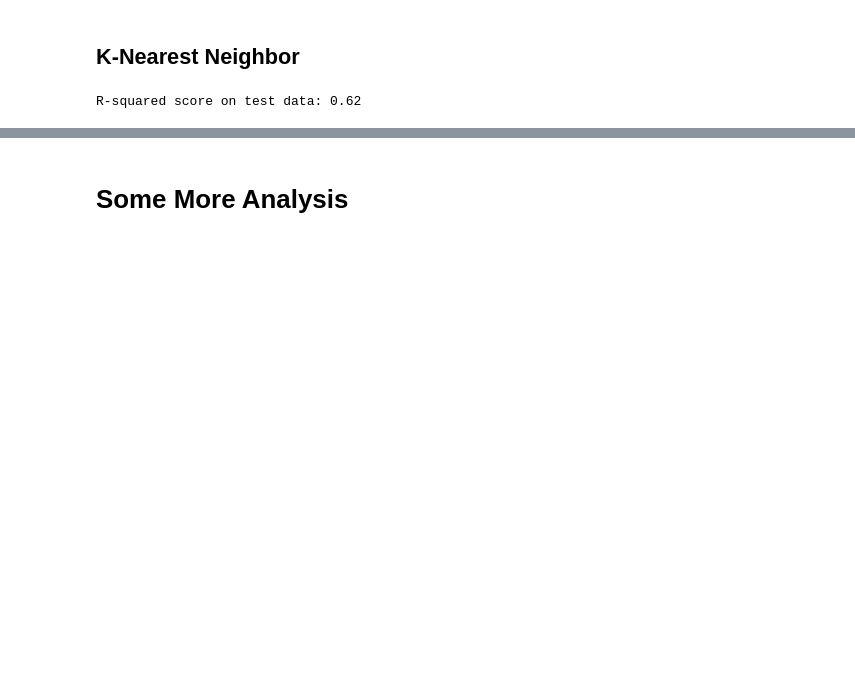
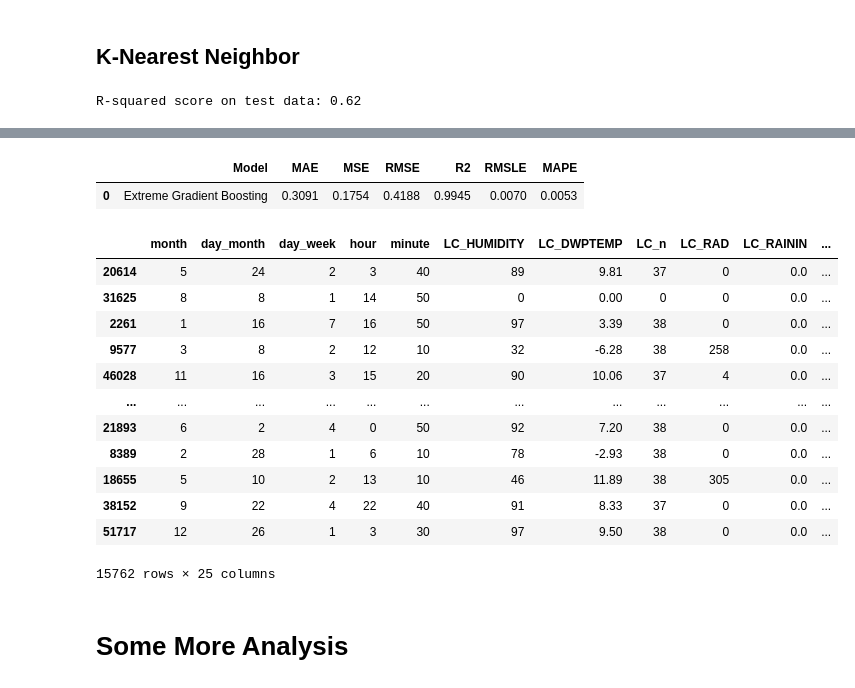
Before and after one commit to vavald/MDA_Switzerland, a Jupyter notebook: Jad/Prediction_Jad.ipynb, the cells around one changed output, grey strips where cells are left out. Cells and saved outputs as stored; diff of their text form; code cells hidden in the pictures; blank space fills up the shorter version.

```diff
--- a/Jad/Prediction_Jad.ipynb
+++ b/Jad/Prediction_Jad.ipynb
@@ -171,0 +201,2 @@ R-squared score on test data: 0.62
+# %%
+top_models = compare_models(n_select = 5)
@@ -172,3 +224,21 @@ R-squared score on test data: 0.62
+# %%
+predict_model(top_models[0])
+# %% [output]
+|  | Model | MAE | MSE | RMSE | R2 | RMSLE | MAPE |
+| 0 | Extreme Gradient Boosting | 0.3091 | 0.1754 | 0.4188 | 0.9945 | 0.0070 | 0.0053 |
+|  | month | day_month | day_week | hour | minute | LC_HUMIDITY | LC_DWPTEMP | LC_n | LC_RAD | LC_RAININ | ... |
+| 20614 | 5 | 24 | 2 | 3 | 40 | 89 | 9.81 | 37 | 0 | 0.0 | ... |
+| 31625 | 8 | 8 | 1 | 14 | 50 | 0 | 0.00 | 0 | 0 | 0.0 | ... |
+| 2261 | 1 | 16 | 7 | 16 | 50 | 97 | 3.39 | 38 | 0 | 0.0 | ... |
+| 9577 | 3 | 8 | 2 | 12 | 10 | 32 | -6.28 | 38 | 258 | 0.0 | ... |
+| 46028 | 11 | 16 | 3 | 15 | 20 | 90 | 10.06 | 37 | 4 | 0.0 | ... |
+| ... | ... | ... | ... | ... | ... | ... | ... | ... | ... | ... | ... |
+| 21893 | 6 | 2 | 4 | 0 | 50 | 92 | 7.20 | 38 | 0 | 0.0 | ... |
+| 8389 | 2 | 28 | 1 | 6 | 10 | 78 | -2.93 | 38 | 0 | 0.0 | ... |
+| 18655 | 5 | 10 | 2 | 13 | 10 | 46 | 11.89 | 38 | 305 | 0.0 | ... |
+| 38152 | 9 | 22 | 4 | 22 | 40 | 91 | 8.33 | 37 | 0 | 0.0 | ... |
+| 51717 | 12 | 26 | 1 | 3 | 30 | 97 | 9.50 | 38 | 0 | 0.0 | ... |
+15762 rows × 25 columns
 # %% [markdown]
 # Some More Analysis
 # %% [markdown]
```
Also changed, not shown: parts of 5 cells of this notebook, 4 other files.
